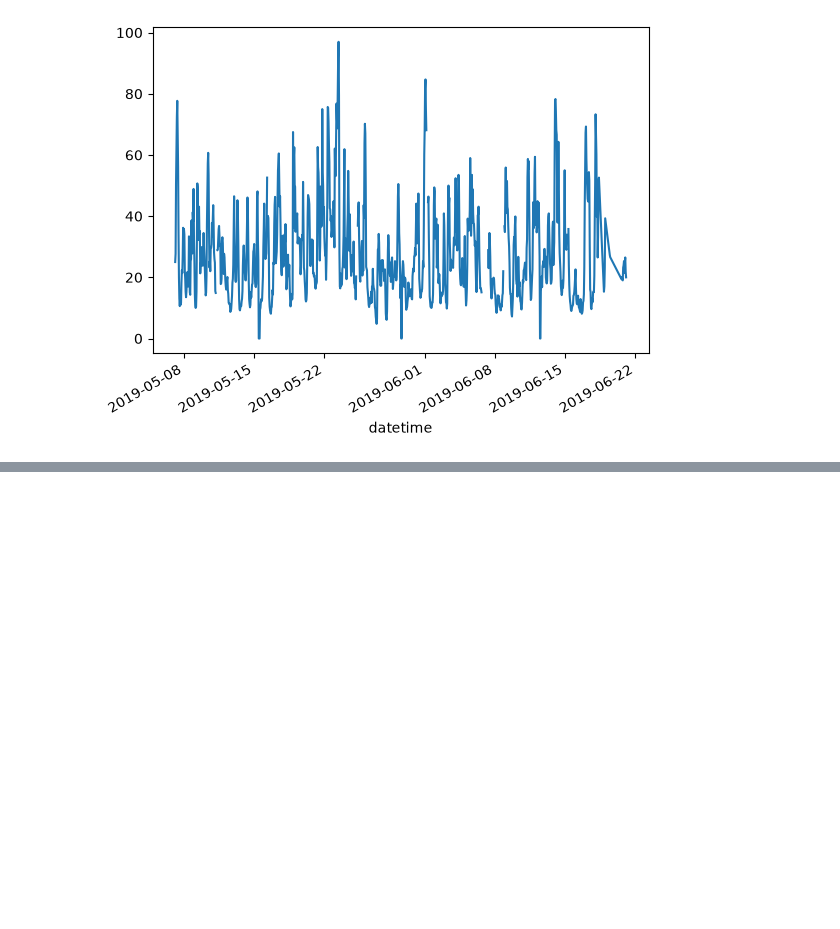
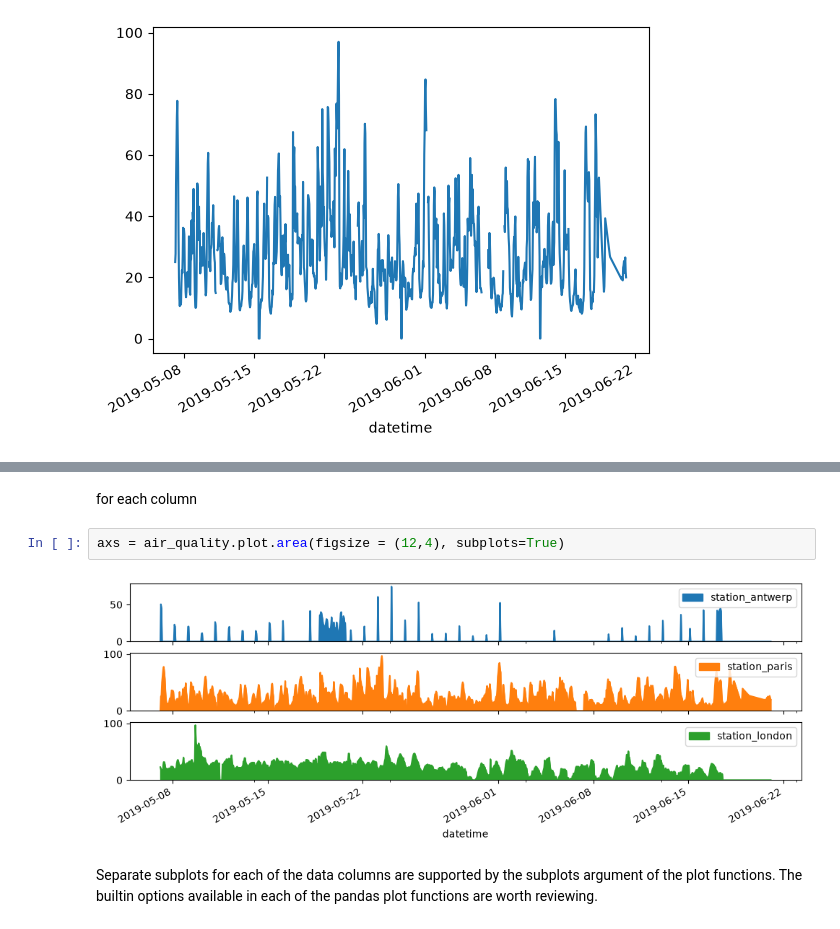
Before and after one commit to itmadityajoshi/pandas-one-shot, a Jupyter notebook: Plots.ipynb, the cells around one changed output, grey strips where cells are left out. Cells and saved outputs as stored; diff of their text form; blank space fills up the shorter version.

```diff
--- a/Plots.ipynb
+++ b/Plots.ipynb
@@ -28,0 +57,8 @@ air_quality["station_paris"].plot()
+# %% [markdown]
+for each column
+# %%
+axs = air_quality.plot.area(figsize = (12,4), subplots=True)
+# %% [output]
+[figure, added]
+# %% [markdown]
+Separate subplots for each of the data columns are supported by the subplots argument of the plot functions. The builtin options available in each of the pandas plot functions are worth reviewing.
```
Also changed, not shown: parts of 4 cells of this notebook.
